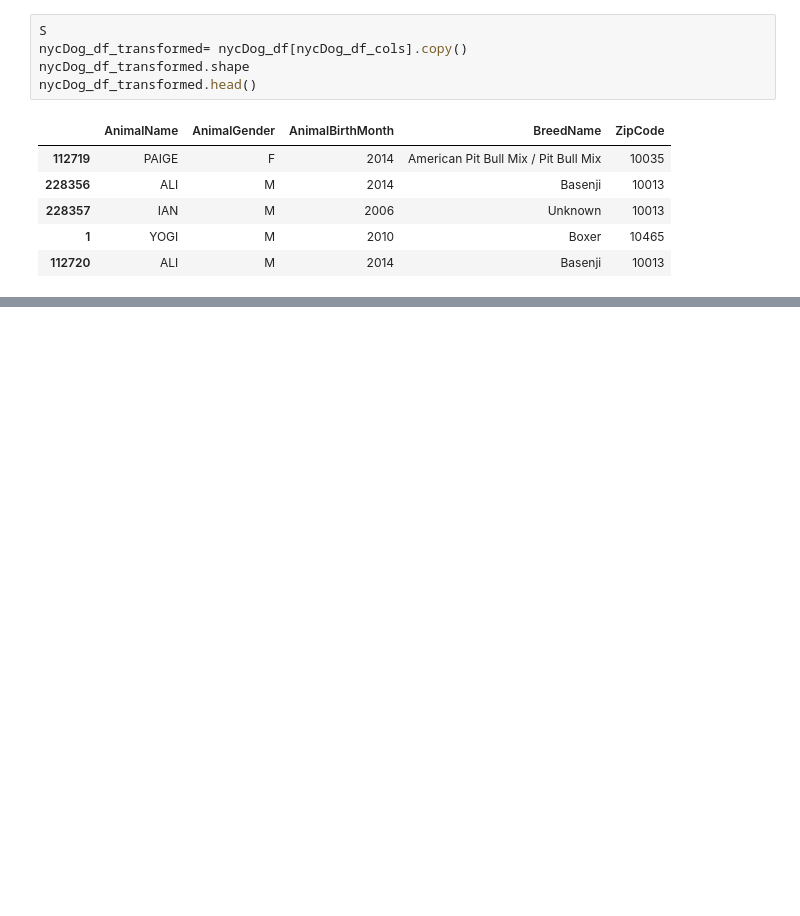
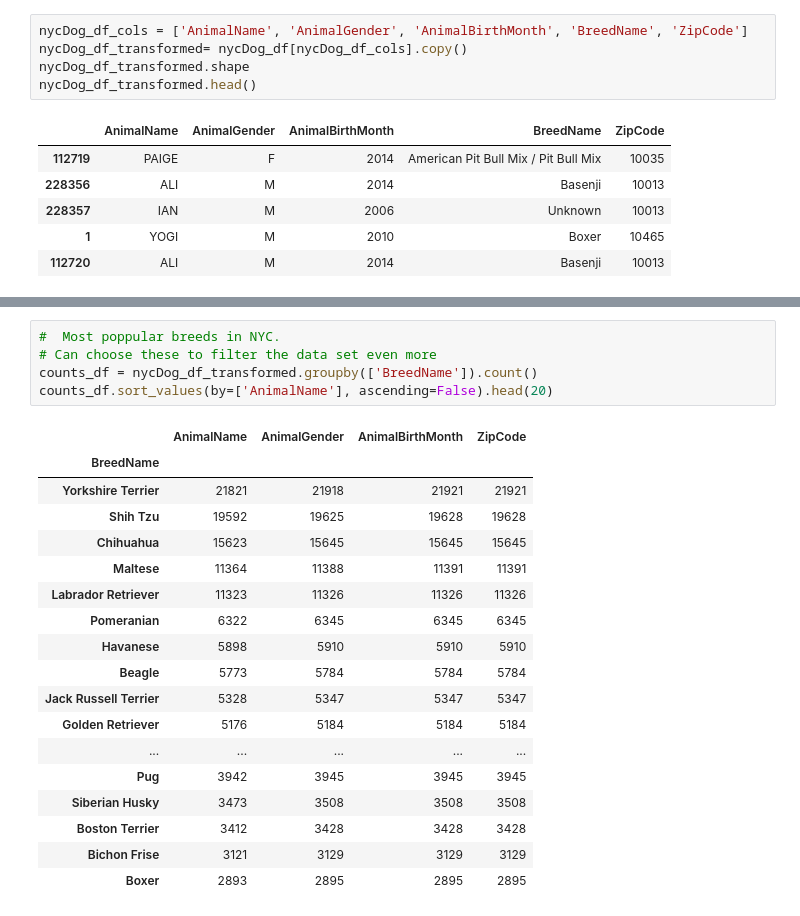
Before and after one commit to JimCDabc/ETL_Project_2, a Jupyter notebook: NYC_Dog_data_read.ipynb, the cells around one changed output, grey strips where cells are left out. Saved outputs shown, nothing was run; the diff lists cells and outputs as text; blank space fills up the shorter version.

Commit message:
more data cleaning on NYC Dog dataset

```diff
--- a/NYC_Dog_data_read.ipynb
+++ b/NYC_Dog_data_read.ipynb
@@ -44,7 +44,7 @@ nycDog_df.shape
 # %% [output]
 (345696, 10)
 # %%
-S
+nycDog_df_cols = ['AnimalName', 'AnimalGender', 'AnimalBirthMonth', 'BreedName', 'ZipCode']
 nycDog_df_transformed= nycDog_df[nycDog_df_cols].copy()
 nycDog_df_transformed.shape
 nycDog_df_transformed.head()
@@ -57,0 +157,24 @@ nycDog_df_transformed.head()
+# %%
+#  Most poppular breeds in NYC.
+# Can choose these to filter the data set even more
+counts_df = nycDog_df_transformed.groupby(['BreedName']).count()
+counts_df.sort_values(by=['AnimalName'], ascending=False).head(20)
+# %% [output]
+|  | AnimalName | AnimalGender | AnimalBirthMonth | ZipCode |
+| BreedName |  |  |  |  |
+| Yorkshire Terrier | 21821 | 21918 | 21921 | 21921 |
+| Shih Tzu | 19592 | 19625 | 19628 | 19628 |
+| Chihuahua | 15623 | 15645 | 15645 | 15645 |
+| Maltese | 11364 | 11388 | 11391 | 11391 |
+| Labrador Retriever | 11323 | 11326 | 11326 | 11326 |
+| Pomeranian | 6322 | 6345 | 6345 | 6345 |
+| Havanese | 5898 | 5910 | 5910 | 5910 |
+| Beagle | 5773 | 5784 | 5784 | 5784 |
+| Jack Russell Terrier | 5328 | 5347 | 5347 | 5347 |
+| Golden Retriever | 5176 | 5184 | 5184 | 5184 |
+| ... | ... | ... | ... | ... |
+| Pug | 3942 | 3945 | 3945 | 3945 |
+| Siberian Husky | 3473 | 3508 | 3508 | 3508 |
+| Boston Terrier | 3412 | 3428 | 3428 | 3428 |
+| Bichon Frise | 3121 | 3129 | 3129 | 3129 |
+| Boxer | 2893 | 2895 | 2895 | 2895 |
```
Also changed, not shown: parts of 2 cells of this notebook.
